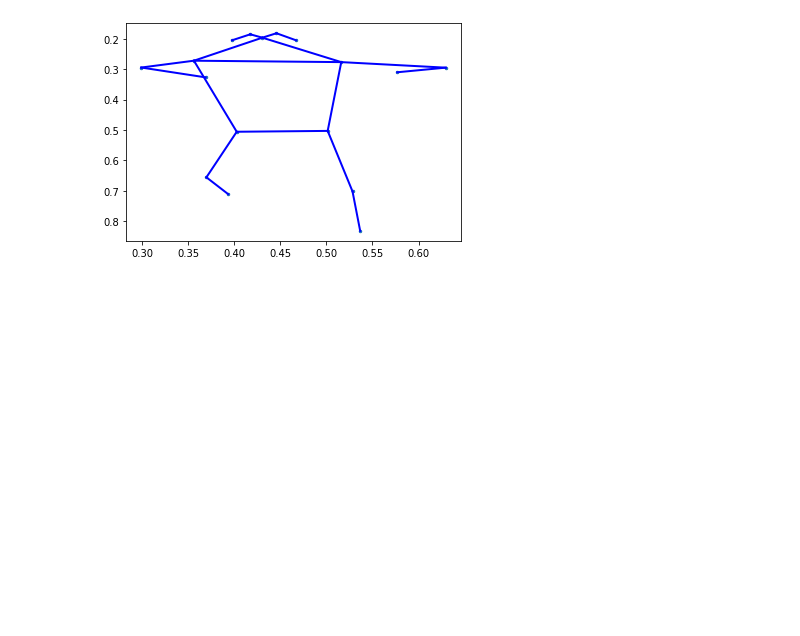
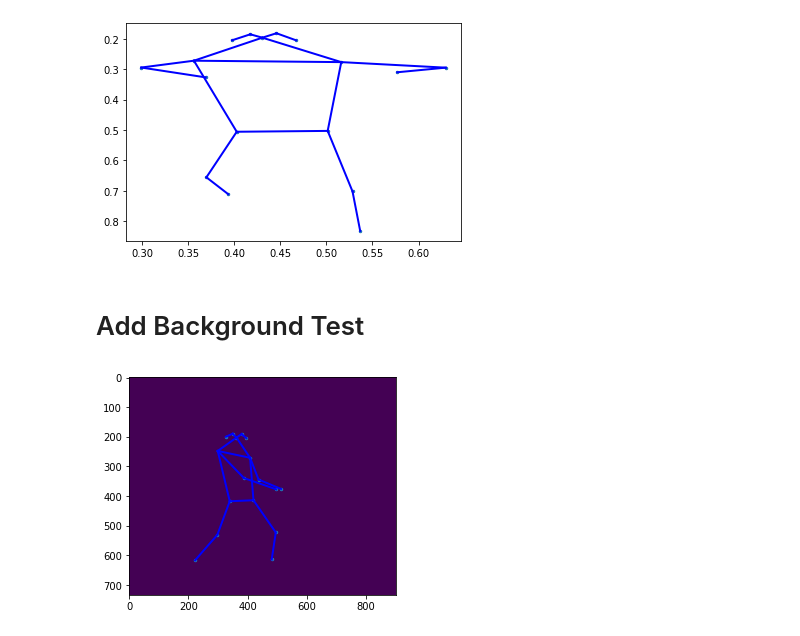
Before and after one commit to HilitSegev/LetsDance, a Jupyter notebook: test.ipynb, the cells around one changed output. Drawn from its saved outputs; the diff is of its cells as text; code cells hidden in the pictures; blank space fills up the shorter version.

Commit message:
generate images, too slow, WIP

```diff
--- a/test.ipynb
+++ b/test.ipynb
@@ -64,3 +66,5 @@ for bone in [
 plt.gca().invert_yaxis()
 # %% [output]
 [figure]
+# %% [markdown]
+# Add Background Test
@@ -66,0 +117,41 @@ plt.gca().invert_yaxis()
+# %%
+def plot_bone(xs, ys, bone):
+    plt.plot(xs.loc[bone], ys.loc[bone], linewidth=2, color='b')
+
+
+def plot_skeleton(xs, ys):
+    # plot nodes
+    plt.scatter(xs, ys, s=6)
+
+    # plot bones
+    for bone in consts.BONES:
+        plot_bone(xs, ys, list(bone))
+
+    plt.gca().invert_yaxis()
+# %%
+final_images_list = []
+# load background_image
+
+# change ratios of the skeleton to fit image shape
+
+v = fixed_pose_df.iloc[0]
+xs, ys, scores = v.apply(lambda x: x[1]), v.apply(lambda x: x[0]), v.apply(lambda x: x[2])
+
+# scale
+xs *= bg_img.shape[1]
+ys *= bg_img.shape[0]
+
+# TODO: filter high scores only
+
+# "plot" image
+plt.imshow(bg_img)
+
+# add skeleton
+plot_skeleton(xs, ys)
+
+# TODO: add emoji head
+
+# add final image to list of final images
+plt.gca().invert_yaxis()
+# %% [output]
+[figure, added]
```
Also changed, not shown: parts of 6 cells of this notebook, 2 other files.
